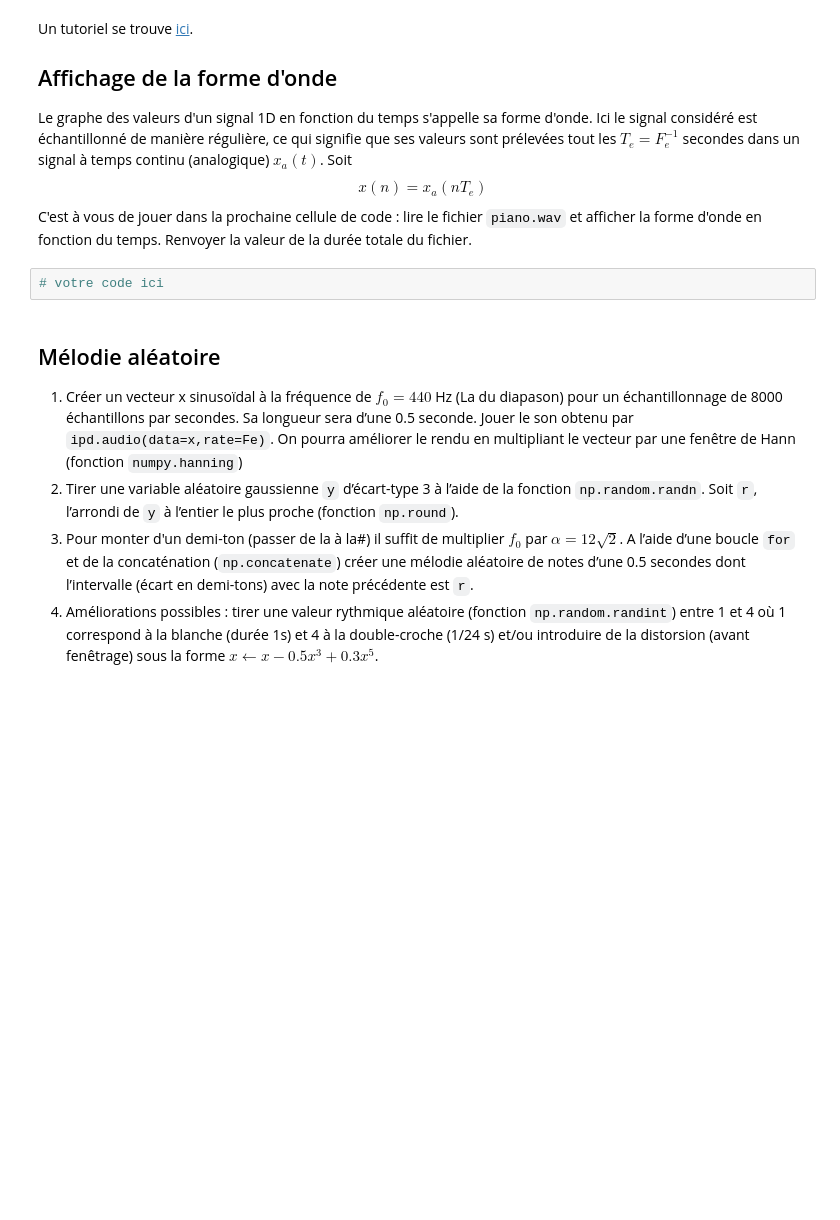
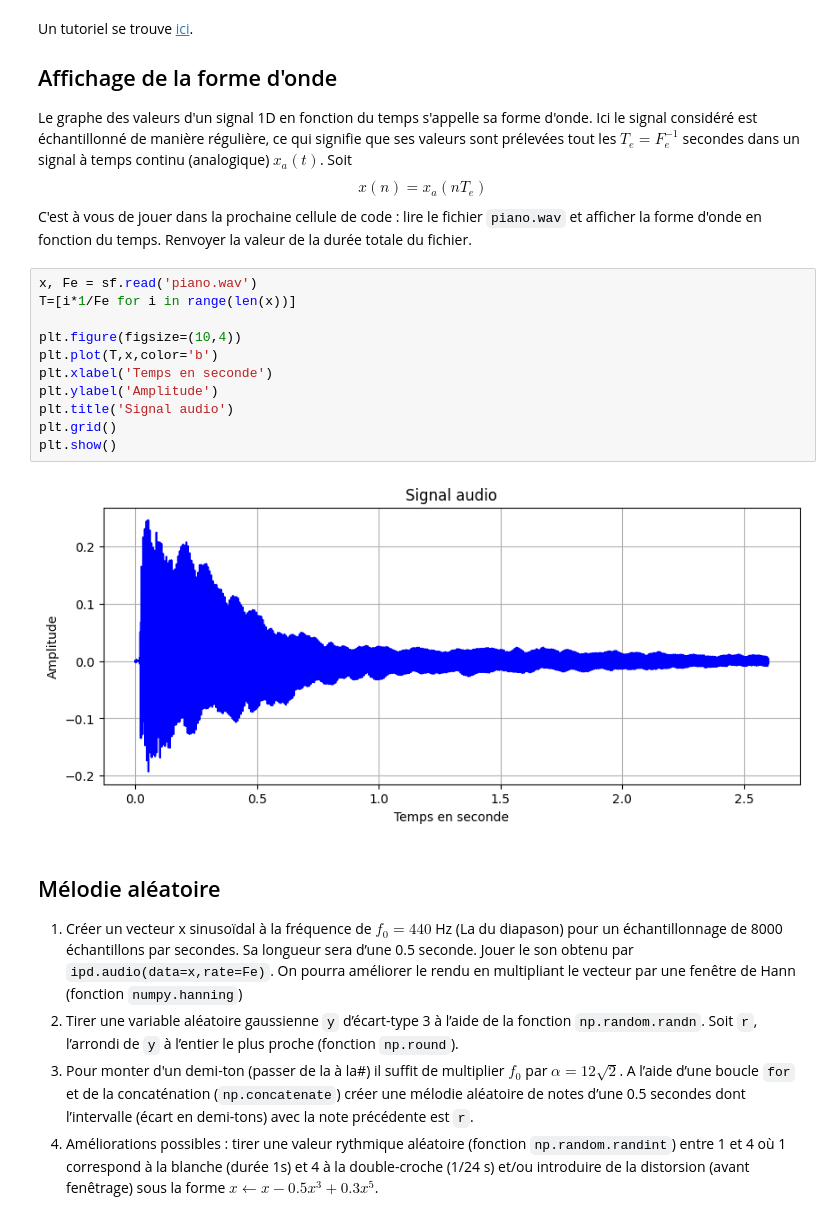
Before and after one commit to titiuo/Lost-Frequency, a Jupyter notebook: fichierwav.ipynb, the cells around one changed output. Cells and saved outputs as stored; diff of their text form; blank space fills up the shorter version.

```diff
--- a/fichierwav.ipynb
+++ b/fichierwav.ipynb
@@ -52,8 +52,19 @@ Un tutoriel se trouve [ici](https://matplotlib.org/stable/tutorials/introductory
 ## Affichage de la forme d'onde
 Le graphe des valeurs d'un signal 1D en fonction du temps s'appelle sa forme d'onde. Ici le signal considéré est échantillonné de manière régulière, ce qui signifie que ses valeurs sont prélevées tout les $T_e=F_e^{-1}$ secondes dans un signal à temps continu (analogique) $x_a(t)$. Soit $$x(n)=x_a(nT_e)$$
 C'est à vous de jouer dans la prochaine cellule de code : lire le fichier `piano.wav` et afficher la forme d'onde en fonction du temps. Renvoyer la valeur de la durée totale du fichier.
-# %%
-# votre code ici
+# %%
+x, Fe = sf.read('piano.wav')
+T=[i*1/Fe for i in range(len(x))]
+
+plt.figure(figsize=(10,4))
+plt.plot(T,x,color='b')
+plt.xlabel('Temps en seconde')
+plt.ylabel('Amplitude')
+plt.title('Signal audio')
+plt.grid()
+plt.show()
+# %% [output]
+[figure, added]
 # %% [markdown]
 ## Mélodie aléatoire
 
```
Also changed, not shown: parts of 7 cells of this notebook.
